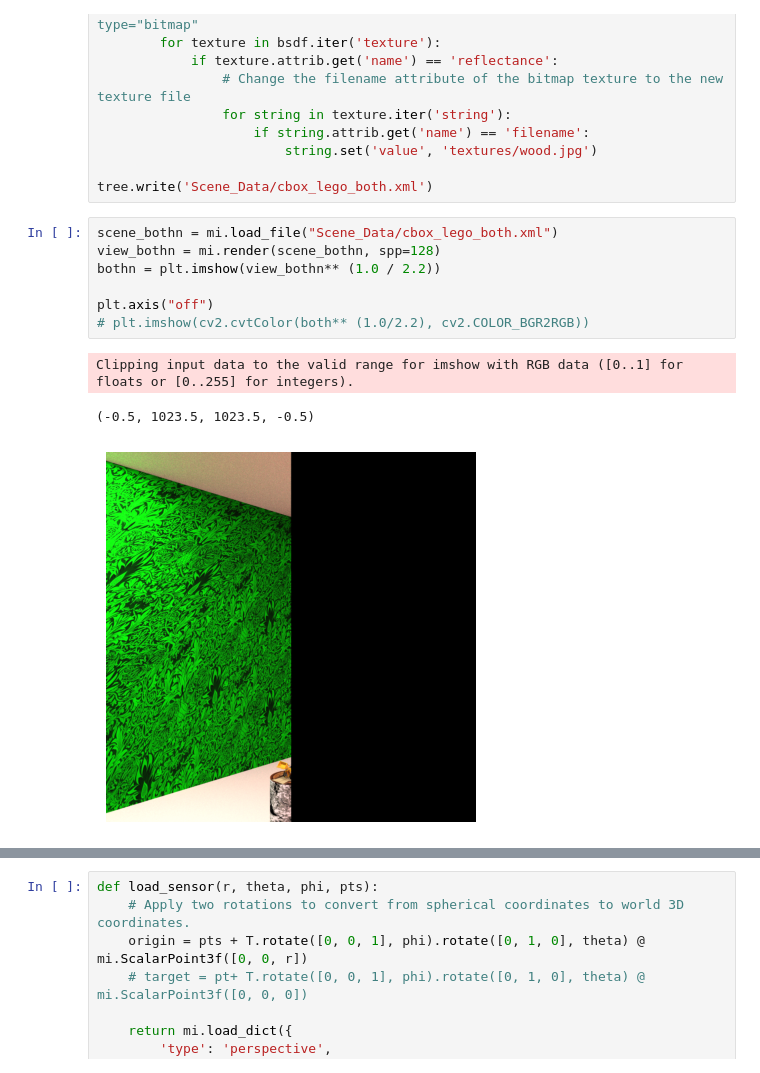
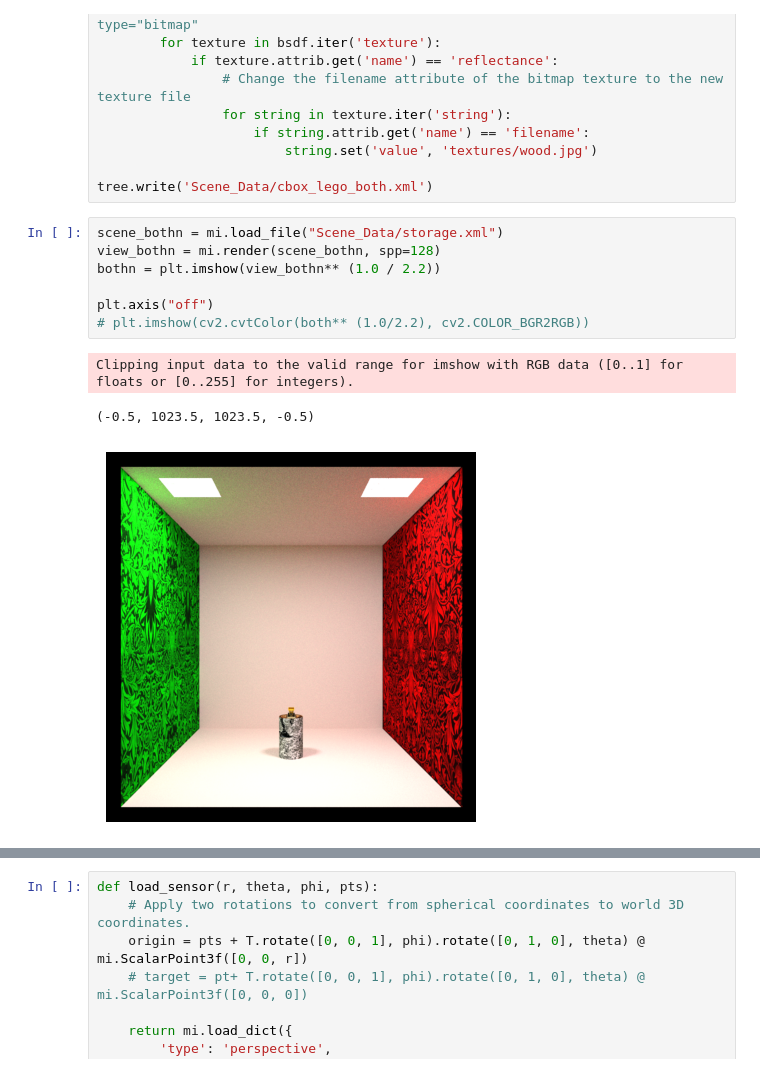
Before and after one commit to AryamanSharma17/ReGauss_data, a Jupyter notebook: mitsubatest.ipynb, the cells around one changed output, grey strips where cells are left out. Cells and saved outputs as stored; diff of their text form.

```diff
--- a/mitsubatest.ipynb
+++ b/mitsubatest.ipynb
@@ -87,16 +84,16 @@ for bsdf in root.iter('bsdf'):
 
 tree.write('Scene_Data/cbox_lego_both.xml')
 # %%
-scene_bothn = mi.load_file("Scene_Data/cbox_lego_both.xml")
+scene_bothn = mi.load_file("Scene_Data/storage.xml")
 view_bothn = mi.render(scene_bothn, spp=128)
 bothn = plt.imshow(view_bothn** (1.0 / 2.2))
 
 plt.axis("off")
 # plt.imshow(cv2.cvtColor(both** (1.0/2.2), cv2.COLOR_BGR2RGB))
 # %% [output]
 Clipping input data to the valid range for imshow with RGB data ([0..1] for floats or [0..255] for integers).
 (-0.5, 1023.5, 1023.5, -0.5)
-[figure, old version]
+[figure, new version]
 # %%
 scene_left = mi.load_file("Scene_Data/cbox_left.xml")
 view_left = mi.render(scene_left, spp=1024)
```
Also changed, not shown: parts of 5 cells of this notebook, 4 other files.
